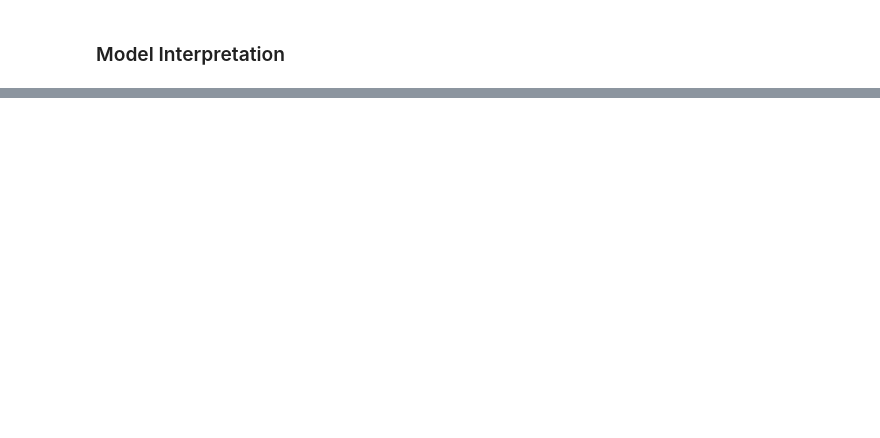
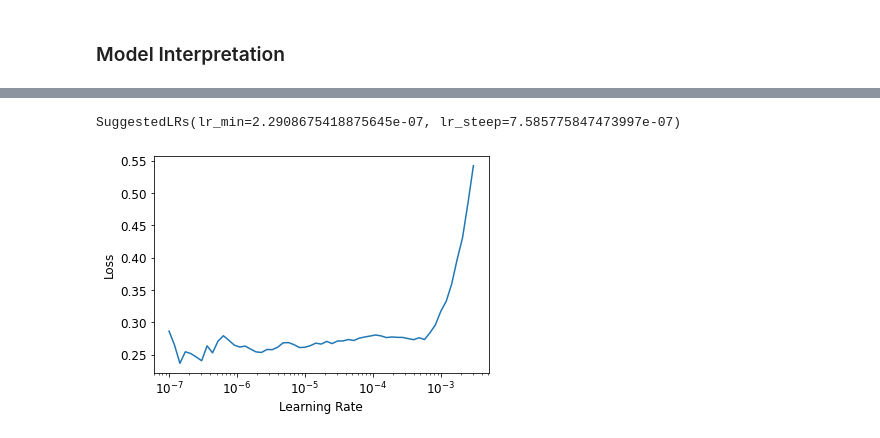
Before and after one commit to huli/fast-ai-course, a Jupyter notebook: chapters/chapter-05-pet-breeds.ipynb, the cells around one changed output, grey strips where cells are left out. Drawn from its saved outputs; the diff is of its cells as text; code cells hidden in the pictures; blank space fills up the shorter version.

```diff
--- a/chapters/chapter-05-pet-breeds.ipynb
+++ b/chapters/chapter-05-pet-breeds.ipynb
@@ -260,0 +325,6 @@ tensor(1.9526)
+# %%
+# we can also to the fine_tuning ourselfes
+learn = cnn_learner(data_loaders, resnet34, metrics=error_rate)
+
+# 1. training the head for 3 epochs (remember our network is already freezed)
+learn.fit_one_cycle(3, 3e-3)
@@ -260,0 +339,4 @@ tensor(1.9526)
+# %%
+# now with all layer unfreezed we need to re-find our learning rate
+learn.lr_find()
+# %% [output]
@@ -260,0 +344,2 @@ tensor(1.9526)
+SuggestedLRs(lr_min=2.2908675418875645e-07, lr_steep=7.585775847473997e-07)
+[figure, added]
```
Also changed, not shown: parts of 48 cells of this notebook, 2 other files.
